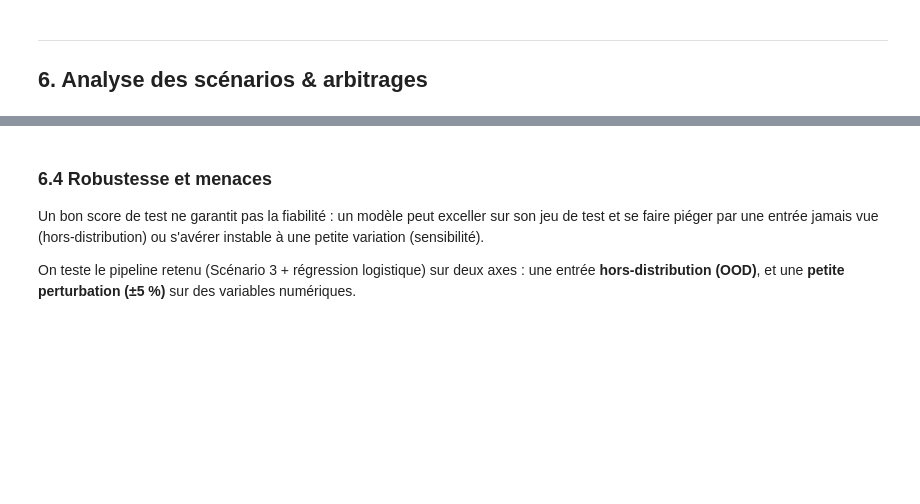
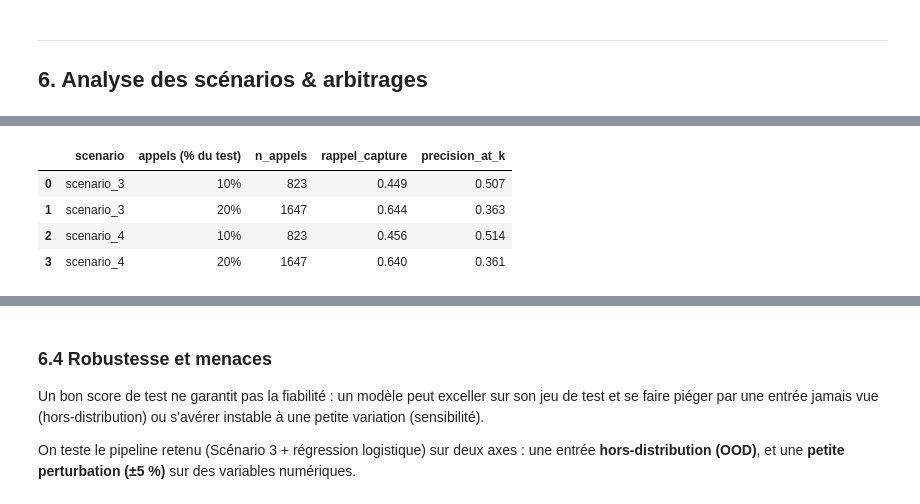
Before and after one commit to nawellepolin/cas-usage-certif-bank-marketing-nawelle, a Jupyter notebook: notebooks/M9_nawelle_bank_marketing.ipynb, the cells around one changed output, grey strips where cells are left out. Cells and saved outputs as stored; diff of their text form; code cells hidden in the pictures; blank space fills up the shorter version.

```diff
--- a/notebooks/M9_nawelle_bank_marketing.ipynb
+++ b/notebooks/M9_nawelle_bank_marketing.ipynb
@@ -855,0 +877,26 @@ Le compromis qui a tranché : entre un modèle plus performant mais non déploya
+# %%
+BEST_MODEL_PER_SCENARIO_CLONE = {s: clone(MODELS[m]) for s, m in BEST_MODEL_PER_SCENARIO.items()}
+
+n_test = len(y_test)
+topk_rows = []
+for scenario in ["scenario_3", "scenario_4"]:
+    proba = fitted_pipelines[scenario].predict_proba(X_test)[:, 1]
+    order = np.argsort(-proba)
+    y_sorted = y_test.values[order]
+    for pct in [0.10, 0.20]:
+        k = int(n_test * pct)
+        topk_rows.append({
+            "scenario": scenario,
+            "appels (% du test)": f"{int(pct*100)}%",
+            "n_appels": k,
+            "rappel_capture": round(y_sorted[:k].sum() / y_test.sum(), 3),
+            "precision_at_k": round(y_sorted[:k].mean(), 3),
+        })
+
+pd.DataFrame(topk_rows)
+# %% [output]
+|  | scenario | appels (% du test) | n_appels | rappel_capture | precision_at_k |
+| 0 | scenario_3 | 10% | 823 | 0.449 | 0.507 |
+| 1 | scenario_3 | 20% | 1647 | 0.644 | 0.363 |
+| 2 | scenario_4 | 10% | 823 | 0.456 | 0.514 |
+| 3 | scenario_4 | 20% | 1647 | 0.640 | 0.361 |
```
Also changed, not shown: parts of 11 cells of this notebook, 1 other file.
